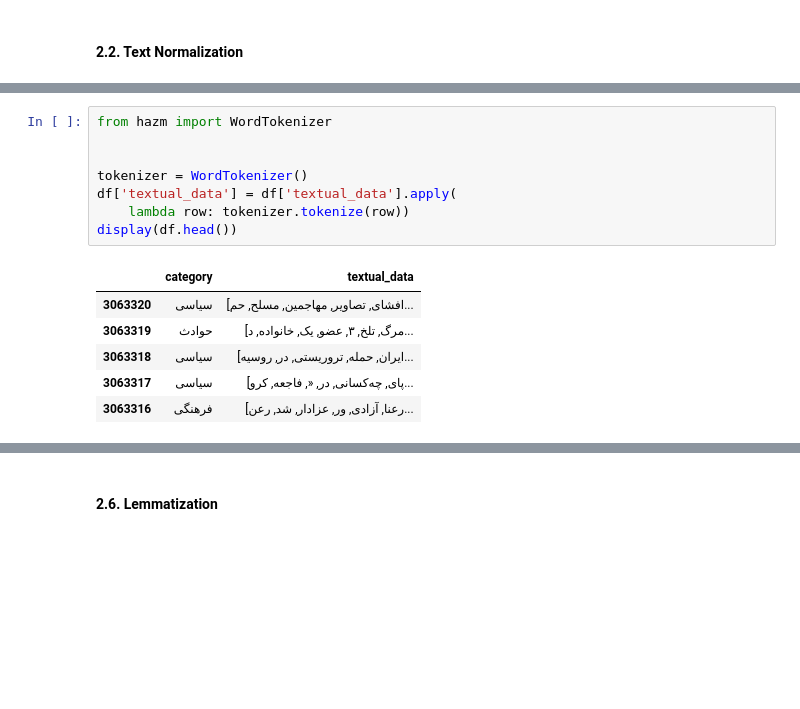
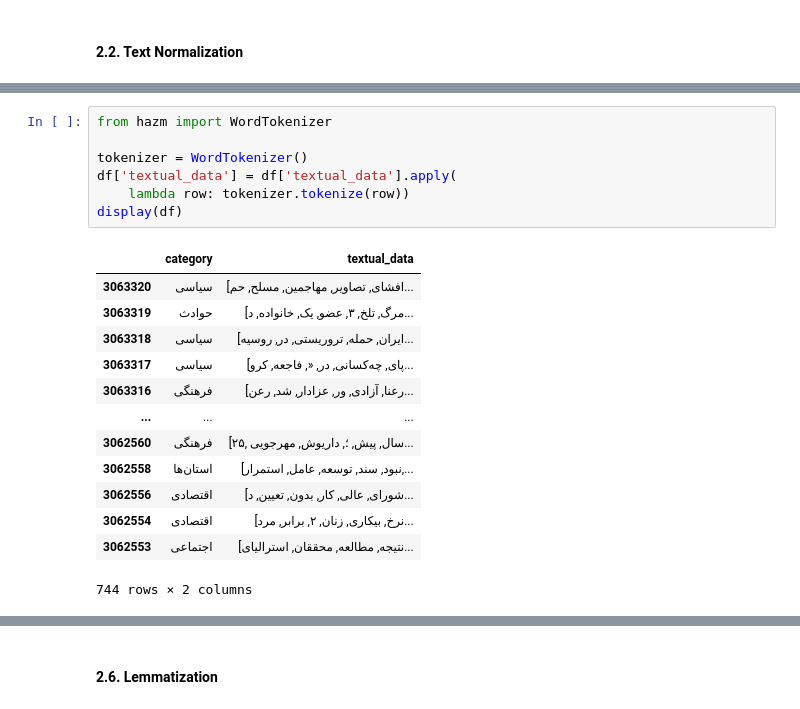
Before and after one commit to alibababeig/NLP-HW1, a Jupyter notebook: NLP-HW1.ipynb, the cells around one changed output, grey strips where cells are left out. Cells and saved outputs as stored; diff of their text form; blank space fills up the shorter version.

```diff
--- a/NLP-HW1.ipynb
+++ b/NLP-HW1.ipynb
@@ -120,15 +123,21 @@ display(df.head())
 # %%
 from hazm import WordTokenizer
-
 
 tokenizer = WordTokenizer()
 df['textual_data'] = df['textual_data'].apply(
     lambda row: tokenizer.tokenize(row))
-display(df.head())
+display(df)
 # %% [output]
 |  | category | textual_data |
 | 3063320 | سیاسی | [افشای, تصاویر, مهاجمین, مسلح, حم... |
 | 3063319 | حوادث | [مرگ, تلخ, ۳, عضو, یک, خانواده, د... |
 | 3063318 | سیاسی | [ایران, حمله, تروریستی, در, روسیه... |
 | 3063317 | سیاسی | [پای, چه‌کسانی, در, «, فاجعه, کرو... |
 | 3063316 | فرهنگی | [رعنا, آزادی, ور, عزادار, شد, رعن... |
+| ... | ... | ... |
+| 3062560 | فرهنگی | [۲۵, سال, پیش, ؛, داریوش, مهرجویی... |
+| 3062558 | استان‌ها | [نبود, سند, توسعه, عامل, استمرار,... |
+| 3062556 | اقتصادی | [شورای, عالی, کار, بدون, تعیین, د... |
+| 3062554 | اقتصادی | [نرخ, بیکاری, زنان, ۲, برابر, مرد... |
+| 3062553 | اجتماعی | [نتیجه, مطالعه, محققان, استرالیای... |
+744 rows × 2 columns
```
Also changed, not shown: parts of 23 cells of this notebook.
